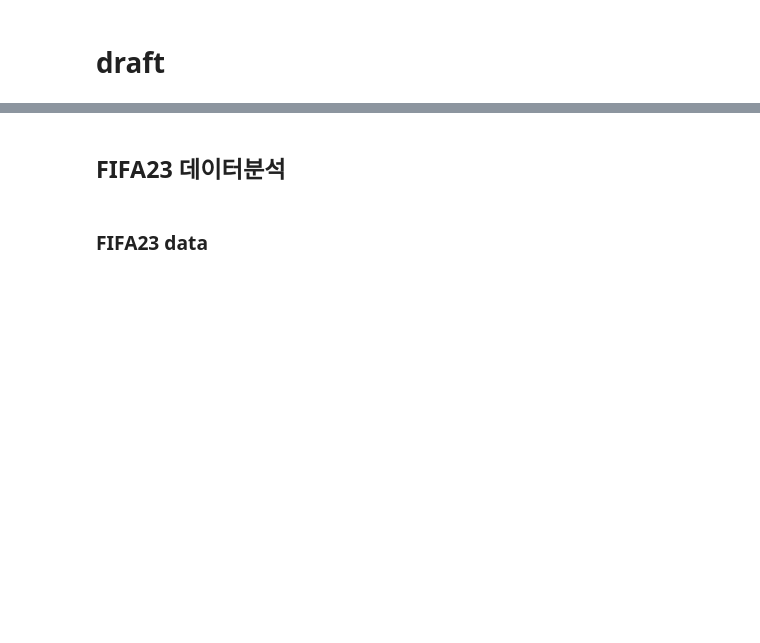
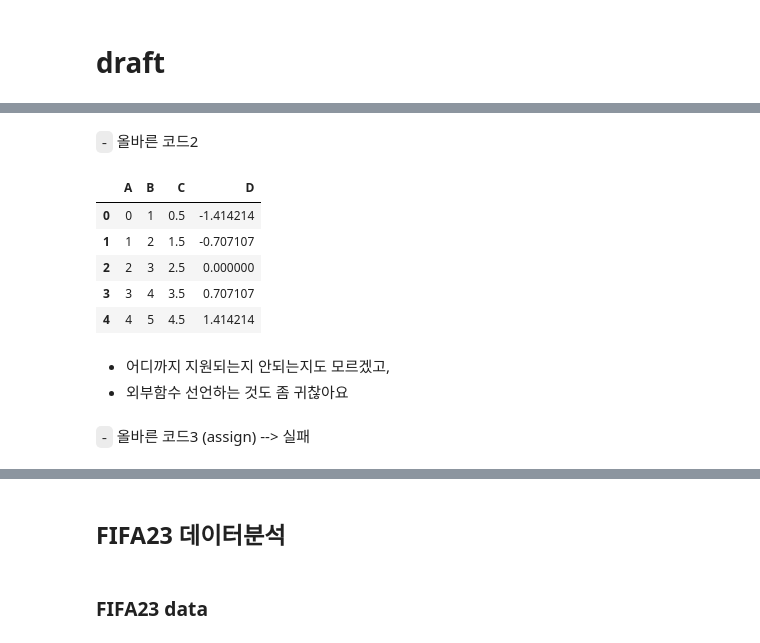
Before and after one commit to guebin/DV2022_backup, a Jupyter notebook: _notebooks/draft.ipynb, the cells around one changed output, grey strips where cells are left out. Drawn from its saved outputs; the diff is of its cells as text; code cells hidden in the pictures; blank space fills up the shorter version.

```diff
--- a/_notebooks/draft.ipynb
+++ b/_notebooks/draft.ipynb
@@ -9,0 +92,19 @@ from plotnine import *
+# %% [markdown]
+`-` 올바른 코드2
+# %%
+df = pd.DataFrame({'A':range(0,5), 'B':range(1,6)})
+mean = np.mean
+std = np.std
+df.eval('C=(A+B)/2').eval('D=(C-@mean(C))/@std(C)')
+# %% [output]
+|  | A | B | C | D |
+| 0 | 0 | 1 | 0.5 | -1.414214 |
+| 1 | 1 | 2 | 1.5 | -0.707107 |
+| 2 | 2 | 3 | 2.5 | 0.000000 |
+| 3 | 3 | 4 | 3.5 | 0.707107 |
+| 4 | 4 | 5 | 4.5 | 1.414214 |
+# %% [markdown]
+- 어디까지 지원되는지 안되는지도 모르겠고,
+- 외부함수 선언하는 것도 좀 귀찮아요
+# %% [markdown]
+`-` 올바른 코드3 (assign) --> 실패
```
Also changed, not shown: parts of 33 cells of this notebook, 1 other file.
